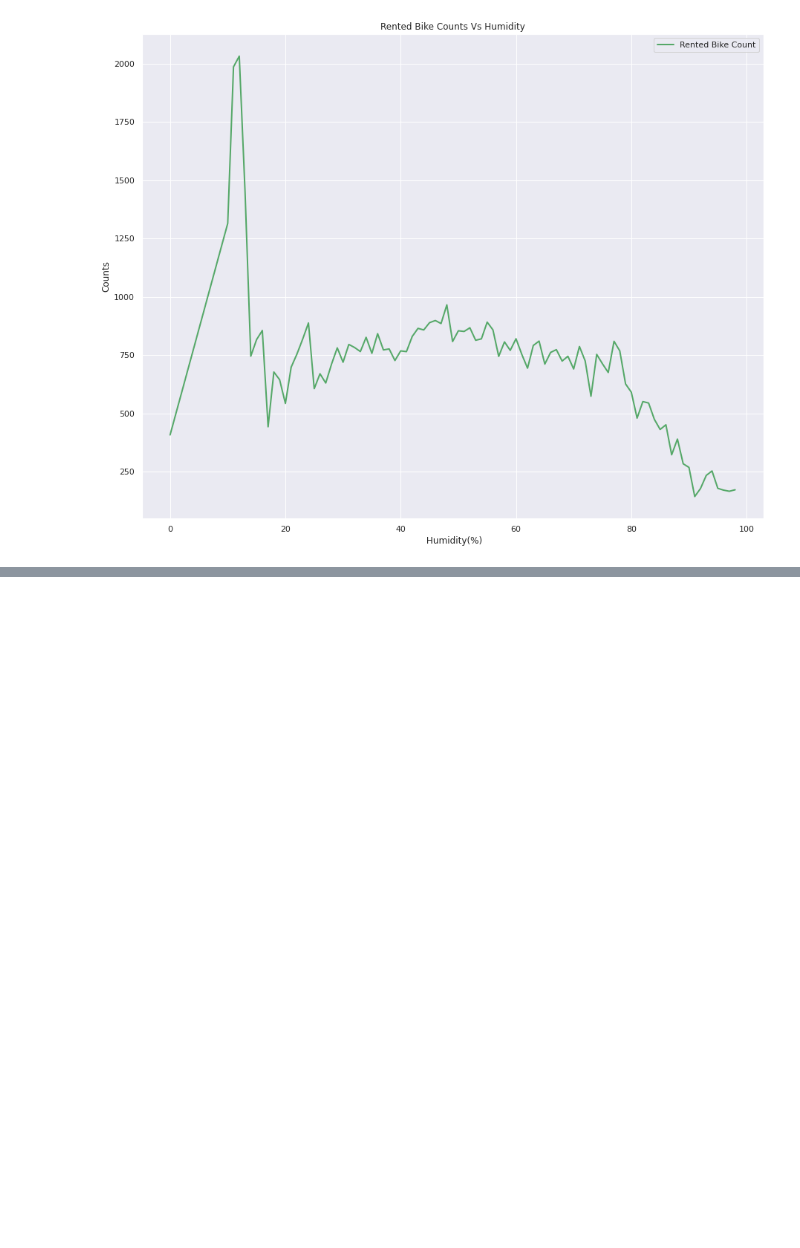
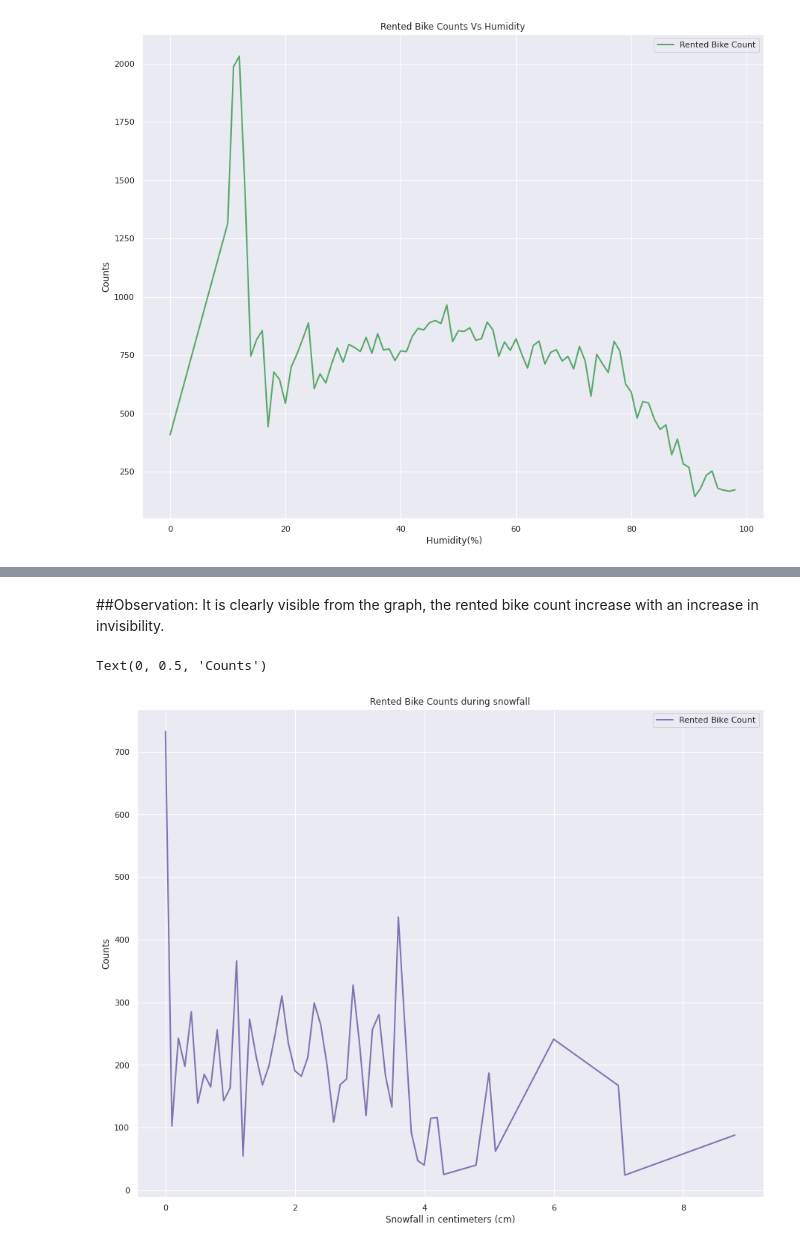
Before and after one commit to aryarajat/Bike-Rental-Demand, a Jupyter notebook: Seoul_Bike_Sharing_Demand_Prediction_Capstone_Project.ipynb, the cells around one changed output, grey strips where cells are left out. Drawn from its saved outputs; the diff is of its cells as text; code cells hidden in the pictures; blank space fills up the shorter version.

```diff
--- a/Seoul_Bike_Sharing_Demand_Prediction_Capstone_Project.ipynb
+++ b/Seoul_Bike_Sharing_Demand_Prediction_Capstone_Project.ipynb
@@ -405,0 +480,14 @@ plt.ylabel('Counts')
+# %% [markdown]
+##Observation:
+It is clearly visible from the graph, the rented bike count increase with an increase in invisibility.
+# %%
+# Plot the graph between the snowfall and Rented Bike counts
+snowfall_rent=bike_df.groupby('Snowfall (cm)')['Rented Bike Count'].mean()
+snowfall_df=pd.DataFrame(snowfall_rent)
+snowfall_df.plot(kind='line',linewidth=2, markersize=12,animated=True, color='m')
+plt.title('Rented Bike Counts during snowfall')
+plt.xlabel('Snowfall in centimeters (cm)')
+plt.ylabel('Counts')
+# %% [output]
+Text(0, 0.5, 'Counts')
+[figure, added]
```
Also changed, not shown: parts of 44 cells of this notebook.
